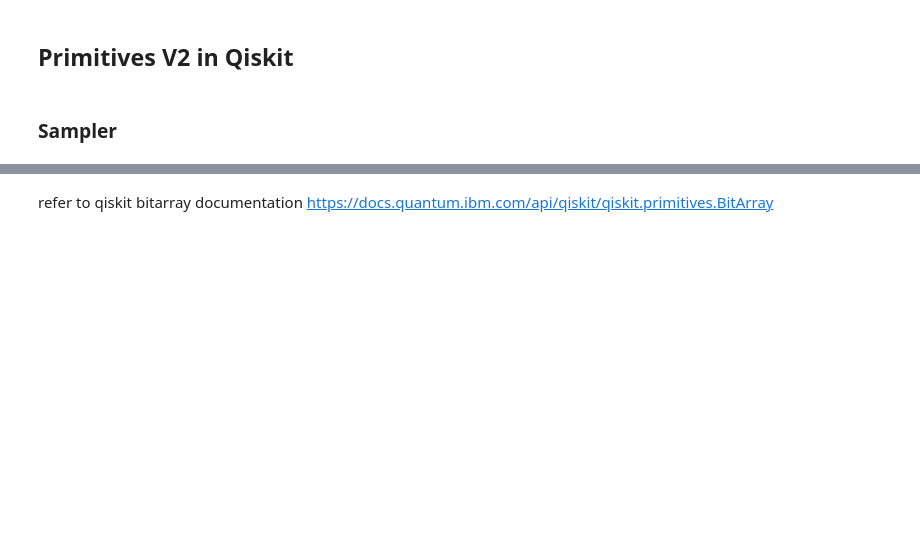
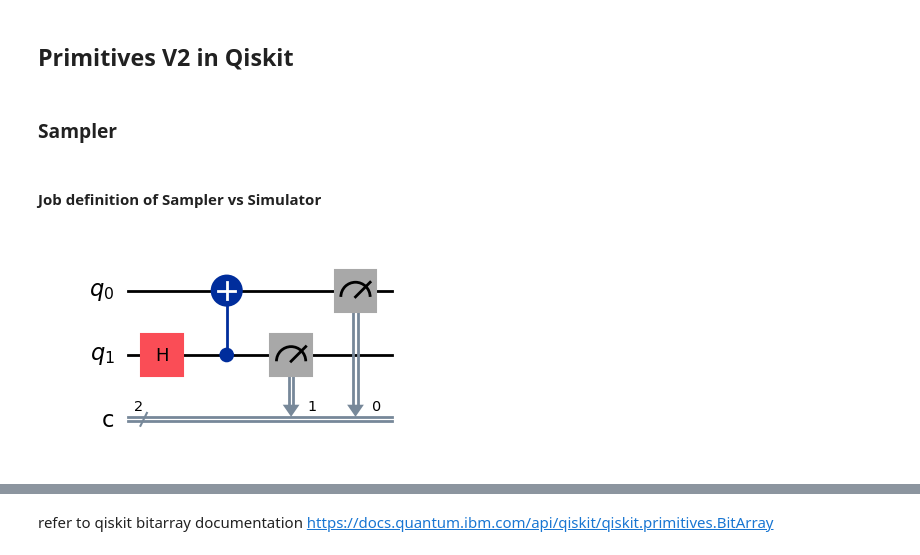
Before and after one commit to AKookani/Qiskit_course, a Jupyter notebook: Qiskit1.ipynb, the cells around one changed output, grey strips where cells are left out. Drawn from its saved outputs; the diff is of its cells as text; code cells hidden in the pictures; blank space fills up the shorter version.

```diff
--- a/Qiskit1.ipynb
+++ b/Qiskit1.ipynb
@@ -452,32 +456,36 @@ plot_distribution([counts_ideal, counts_noisy], title='Noiseless vs. Noisy simul
 ## Primitives V2 in Qiskit
 # %% [markdown]
 ### **Sampler**
+# %% [markdown]
+#### Job definition of Sampler vs Simulator
 # %%
 # Import StatevectorSampler and StatevectorEstimator from qiskit.primitives
 from qiskit.primitives import StatevectorSampler, StatevectorEstimator
 
 # Create a quantum circuit with 2 qubits and 2 classical bits
 qc = QuantumCircuit(2, 2)
 
 # Apply a Hadamard gate to the second qubit (qubit 1)
 qc.h(1)
 
 # Apply a CNOT (CX) gate with the second qubit (qubit 1) as the control and the first qubit (qubit 0) as the target
 qc.cx(1, 0)
 
 # Measure both qubits and store the results in the corresponding classical bits
 qc.measure([1, 0], [1, 0])
 
 # Display the quantum circuit using Matplotlib
 display(qc.draw('mpl'))
 
 # Initialize a StatevectorSampler, which works similarly to get_count and get_memory
 sampler = StatevectorSampler()
 
 # Execute the quantum circuit 'qc' on the basic simulator with 1024 shots
-job_simulator = simulator_basic.run(qc, shots=1024)
+job_simulator = simulator_aer.run(qc, shots=1024)
 
 # Since only basic gates (Hadamard and CNOT) are used, there is no need to transpile the circuit
+# %% [output]
+[figure, added]
 # %%
 # Attempt to run the quantum circuit 'qc' using the StatevectorSampler with 1024 shots
 # Note: This will result in an error because StatevectorSampler does not accept a quantum circuit directly
```
Also changed, not shown: parts of 36 cells of this notebook.
